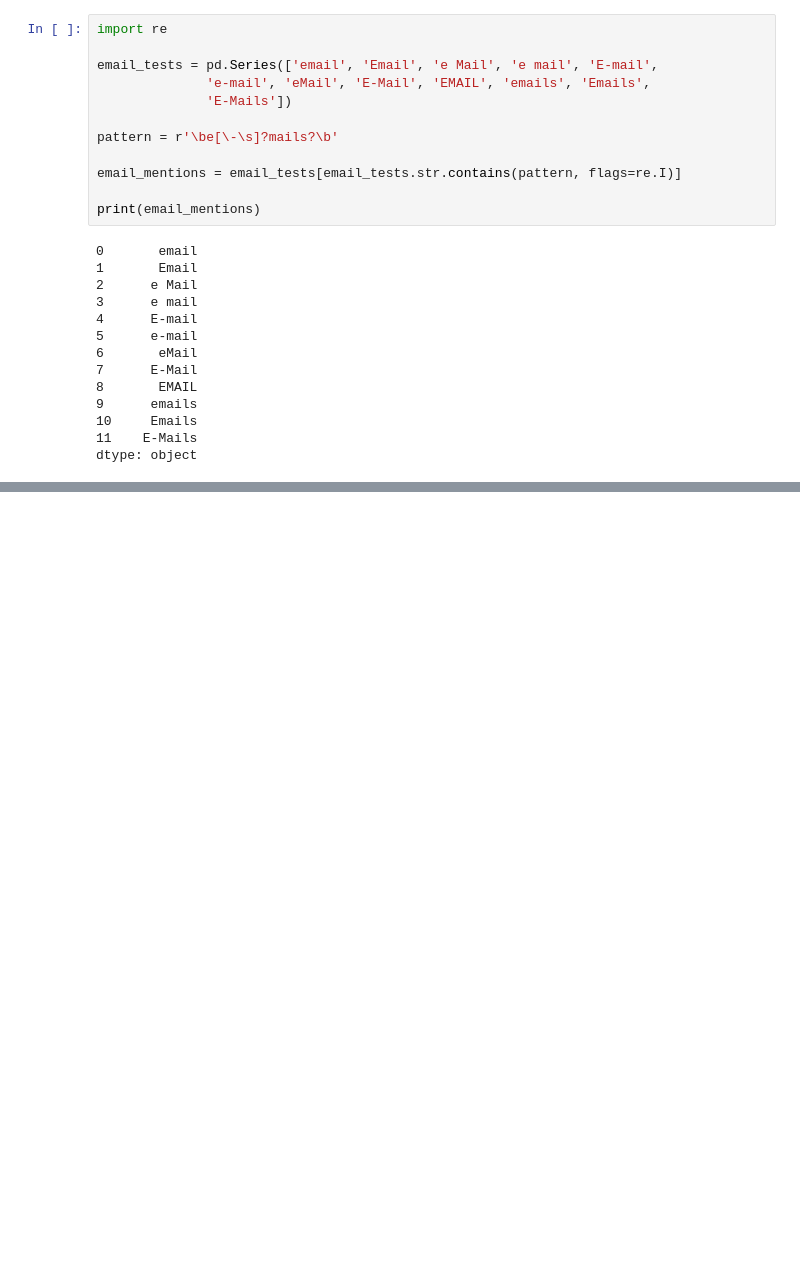
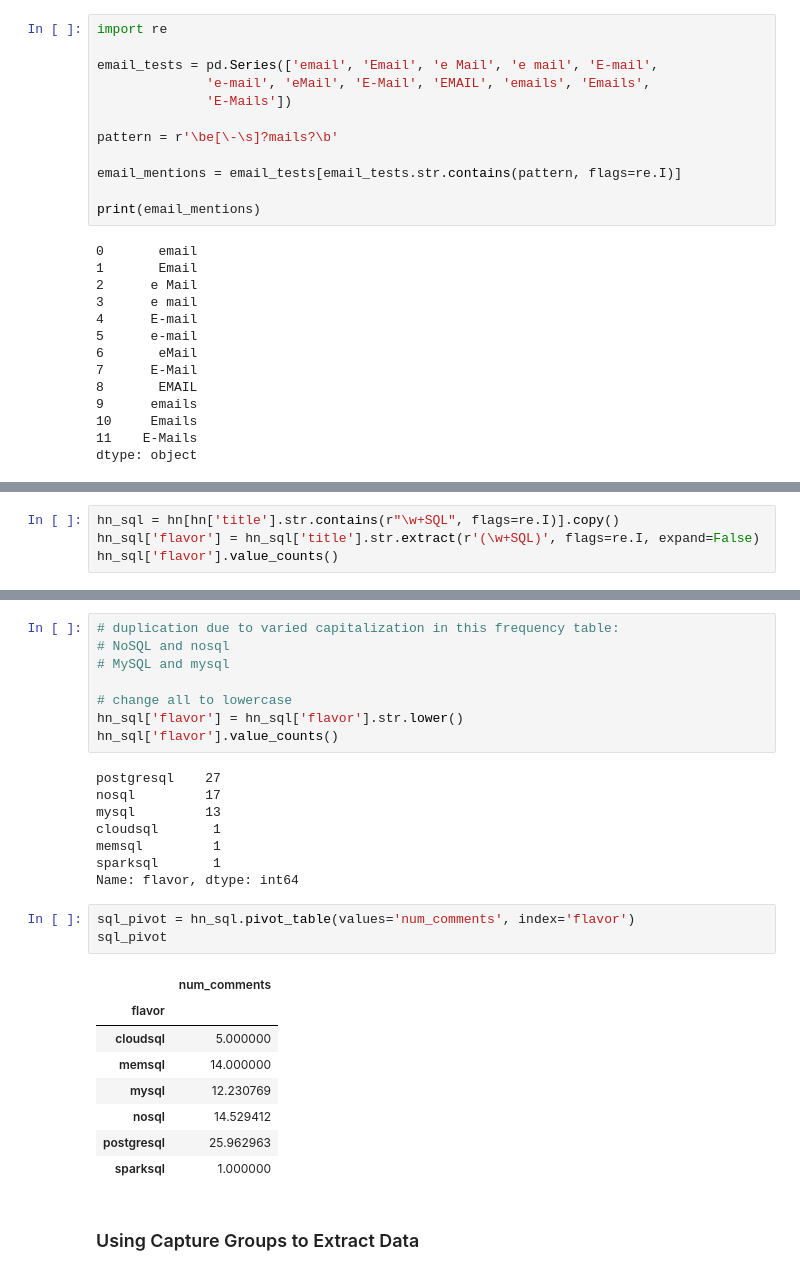
Before and after one commit to hoangvn111/Data-Cleaning-in-Python-Advanced, a Jupyter notebook: Data_Cleaning_in_Python_Advanced.ipynb, the cells around one changed output, grey strips where cells are left out. Saved outputs shown, nothing was run; the diff lists cells and outputs as text; blank space fills up the shorter version.

```diff
--- a/Data_Cleaning_in_Python_Advanced.ipynb
+++ b/Data_Cleaning_in_Python_Advanced.ipynb
@@ -253,0 +309,4 @@ dtype: object
+# %%
+hn_sql = hn[hn['title'].str.contains(r"\w+SQL", flags=re.I)].copy()
+hn_sql['flavor'] = hn_sql['title'].str.extract(r'(\w+SQL)', flags=re.I, expand=False)
+hn_sql['flavor'].value_counts()
@@ -253,0 +323,30 @@ dtype: object
+# %%
+# duplication due to varied capitalization in this frequency table:
+# NoSQL and nosql
+# MySQL and mysql
+
+# change all to lowercase
+hn_sql['flavor'] = hn_sql['flavor'].str.lower()
+hn_sql['flavor'].value_counts()
+# %% [output]
+postgresql    27
+nosql         17
+mysql         13
+cloudsql       1
+memsql         1
+sparksql       1
+Name: flavor, dtype: int64
+# %%
+sql_pivot = hn_sql.pivot_table(values='num_comments', index='flavor')
+sql_pivot
+# %% [output]
+|  | num_comments |
+| flavor |  |
+| cloudsql | 5.000000 |
+| memsql | 14.000000 |
+| mysql | 12.230769 |
+| nosql | 14.529412 |
+| postgresql | 25.962963 |
+| sparksql | 1.000000 |
+# %% [markdown]
+### Using Capture Groups to Extract Data
```
Also changed, not shown: parts of 22 cells of this notebook.
